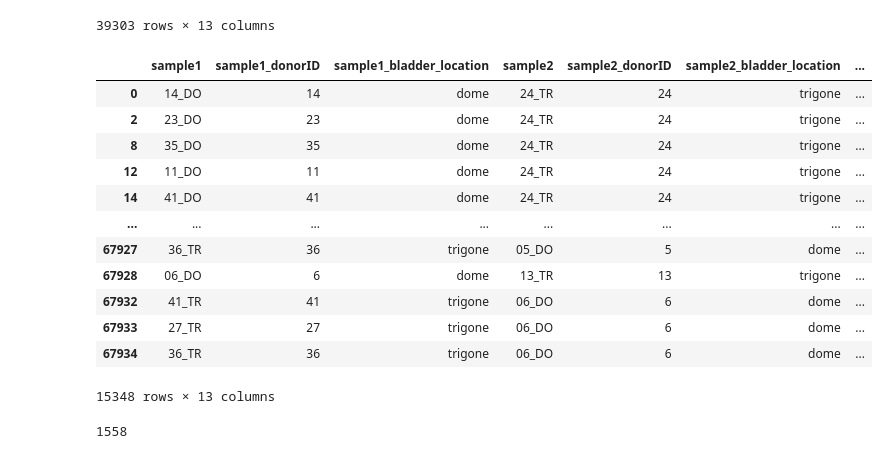
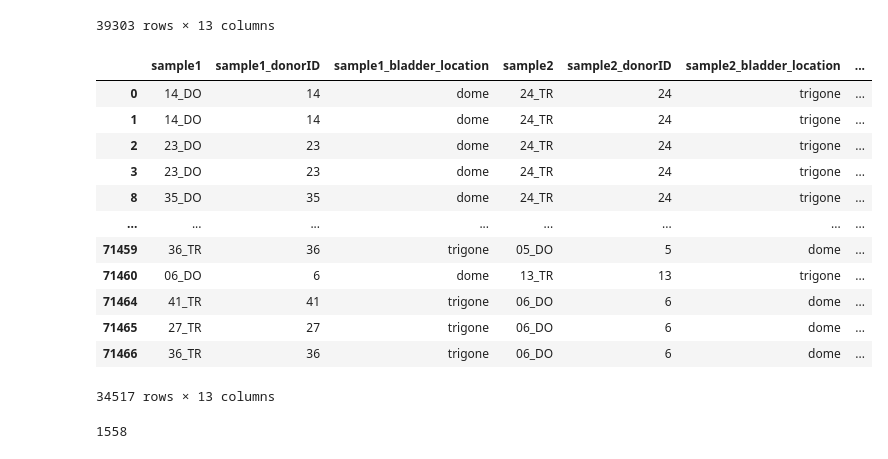
Before and after one commit to bbglab/normal_bladder_paper, a Jupyter notebook: extended/extended6/ExtendedFigure6.ipynb, the cells around one changed output. Saved outputs shown, nothing was run; the diff lists cells and outputs as text; code cells hidden in the pictures.

```diff
--- a/extended/extended6/ExtendedFigure6.ipynb
+++ b/extended/extended6/ExtendedFigure6.ipynb
@@ -565,23 +565,23 @@ shared_muts_df_C
 # %%
 # remove genes for which we are not using omega
 shared_muts_df_C = shared_muts_df_C.loc[~shared_muts_df_C["gene"].isin(["TERTpromoter", "FGFR3", "PIK3CA"])]
-shared_muts_df_C = shared_muts_df_C.loc[(~shared_muts_df_C["gene"].isin(["TP53", "FOXQ1", "RB1"])) &
-                                        (shared_muts_df_C["impact"] != "truncating")]
+shared_muts_df_C = shared_muts_df_C.loc[(~shared_muts_df_C["gene"].isin(["TP53", "FOXQ1", "RB1"]) &
+                                        shared_muts_df_C["impact"] != "truncating")]
 shared_muts_df_C
 # %% [output]
 |  | sample1 | sample1_donorID | sample1_bladder_location | sample2 | sample2_donorID | sample2_bladder_location | ... |
 | 0 | 14_DO | 14 | dome | 24_TR | 24 | trigone | ... |
+| 1 | 14_DO | 14 | dome | 24_TR | 24 | trigone | ... |
 | 2 | 23_DO | 23 | dome | 24_TR | 24 | trigone | ... |
+| 3 | 23_DO | 23 | dome | 24_TR | 24 | trigone | ... |
 | 8 | 35_DO | 35 | dome | 24_TR | 24 | trigone | ... |
-| 12 | 11_DO | 11 | dome | 24_TR | 24 | trigone | ... |
-| 14 | 41_DO | 41 | dome | 24_TR | 24 | trigone | ... |
 | ... | ... | ... | ... | ... | ... | ... | ... |
-| 67927 | 36_TR | 36 | trigone | 05_DO | 5 | dome | ... |
-| 67928 | 06_DO | 6 | dome | 13_TR | 13 | trigone | ... |
-| 67932 | 41_TR | 41 | trigone | 06_DO | 6 | dome | ... |
-| 67933 | 27_TR | 27 | trigone | 06_DO | 6 | dome | ... |
-| 67934 | 36_TR | 36 | trigone | 06_DO | 6 | dome | ... |
+| 71459 | 36_TR | 36 | trigone | 05_DO | 5 | dome | ... |
+| 71460 | 06_DO | 6 | dome | 13_TR | 13 | trigone | ... |
+| 71464 | 41_TR | 41 | trigone | 06_DO | 6 | dome | ... |
+| 71465 | 27_TR | 27 | trigone | 06_DO | 6 | dome | ... |
+| 71466 | 36_TR | 36 | trigone | 06_DO | 6 | dome | ... |
-15348 rows × 13 columns
+34517 rows × 13 columns
 # %%
 len(shared_muts_df_C[["sample1", "sample2"]].drop_duplicates()) # 1558 comparisons
 # %% [output]
```
Also changed, not shown: parts of 2 cells of this notebook.
